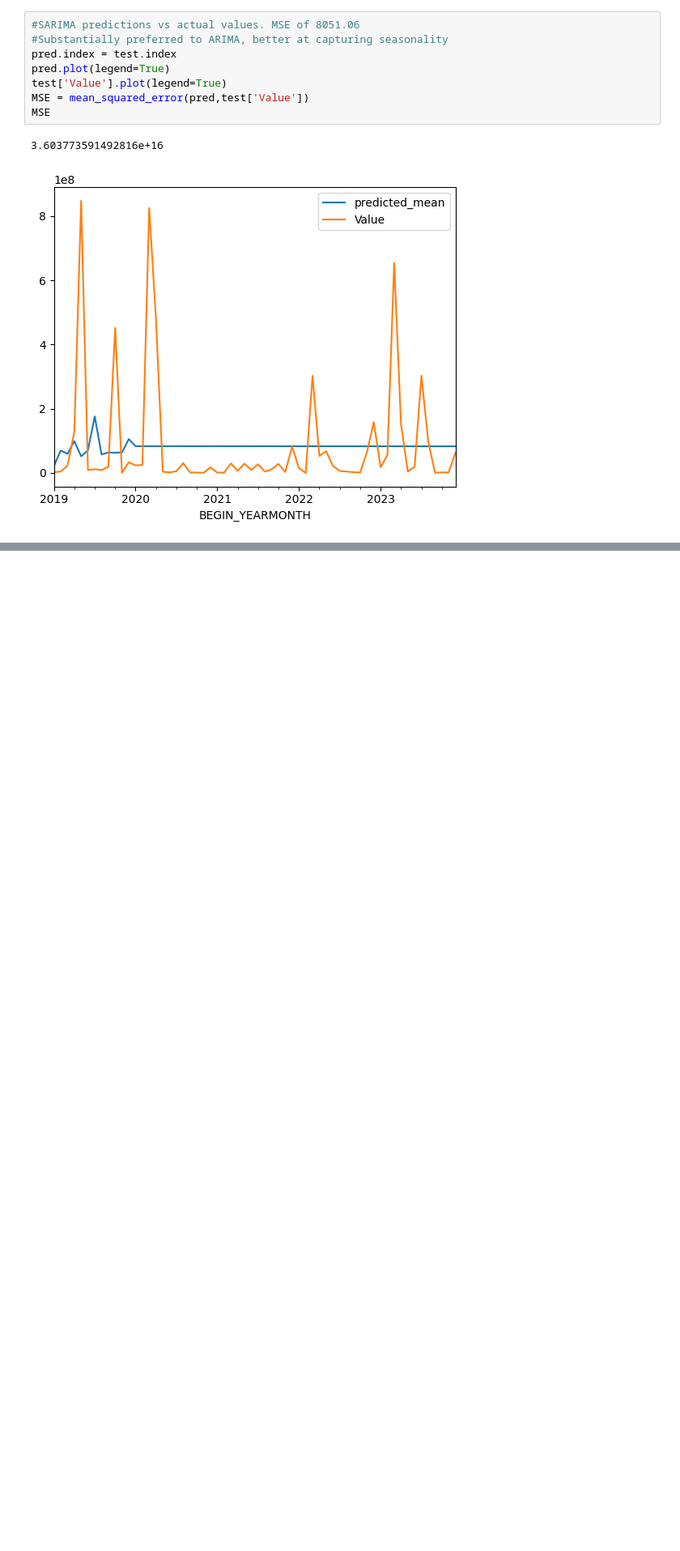
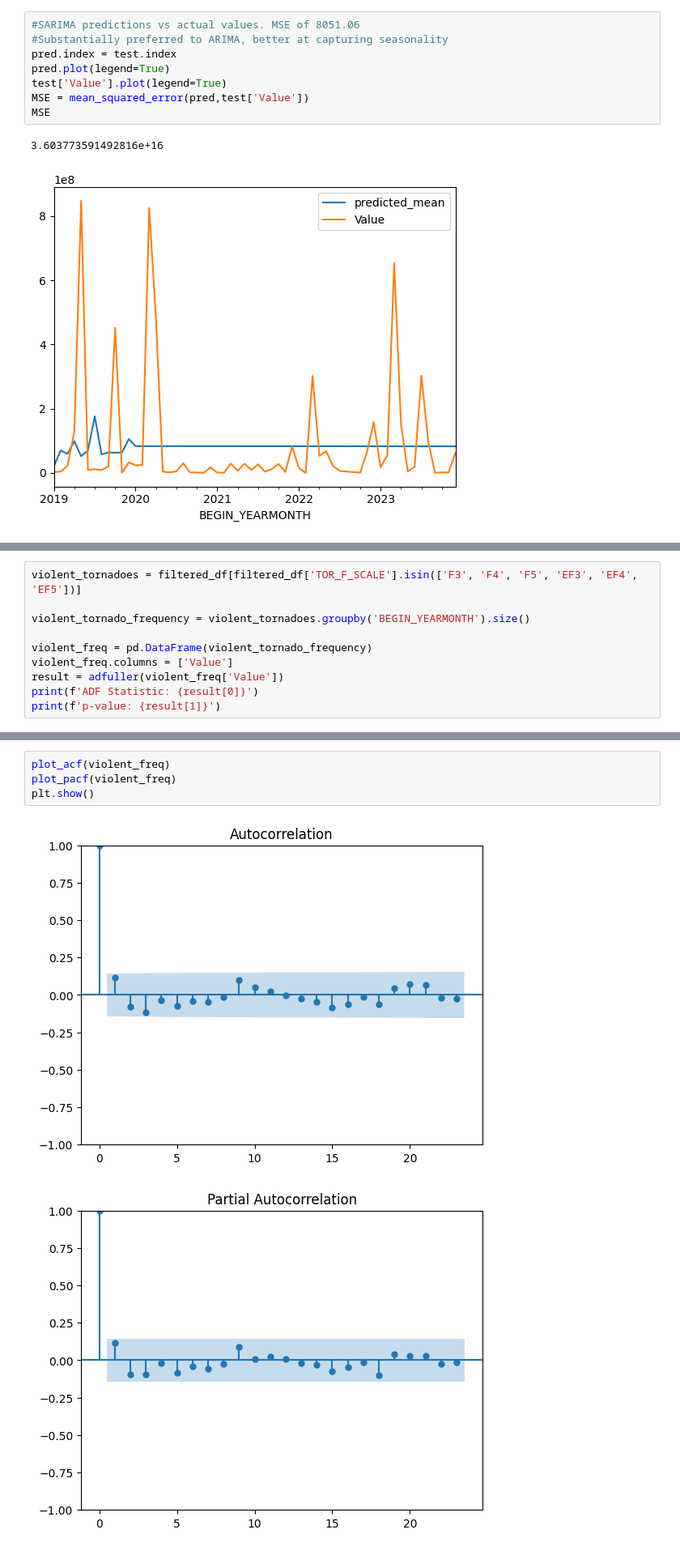
Before and after one commit to chrisk-woods/CS3-DS4002, a Jupyter notebook: SCRIPTS/3-analysis.ipynb, the cells around one changed output, grey strips where cells are left out. Shown at 81% size. Cells and saved outputs as stored; diff of their text form; blank space fills up the shorter version.

Commit message:
violent tornado analysis

```diff
--- a/SCRIPTS/3-analysis.ipynb
+++ b/SCRIPTS/3-analysis.ipynb
@@ -219,0 +239,10 @@ MSE
+# %%
+violent_tornadoes = filtered_df[filtered_df['TOR_F_SCALE'].isin(['F3', 'F4', 'F5', 'EF3', 'EF4', 'EF5'])]
+
+violent_tornado_frequency = violent_tornadoes.groupby('BEGIN_YEARMONTH').size()
+
+violent_freq = pd.DataFrame(violent_tornado_frequency)
+violent_freq.columns = ['Value']
+result = adfuller(violent_freq['Value'])
+print(f'ADF Statistic: {result[0]}')
+print(f'p-value: {result[1]}')
@@ -219,0 +252,7 @@ MSE
+# %%
+plot_acf(violent_freq)
+plot_pacf(violent_freq)
+plt.show()
+# %% [output]
+[figure, added]
+[figure, added]
```
Also changed, not shown: parts of 9 cells of this notebook.
